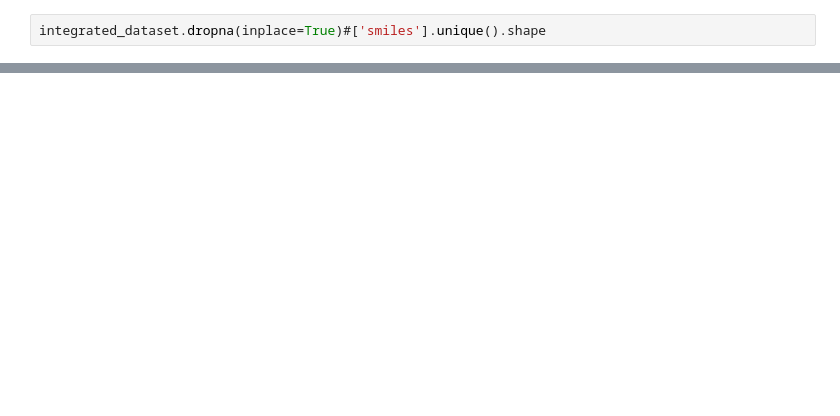
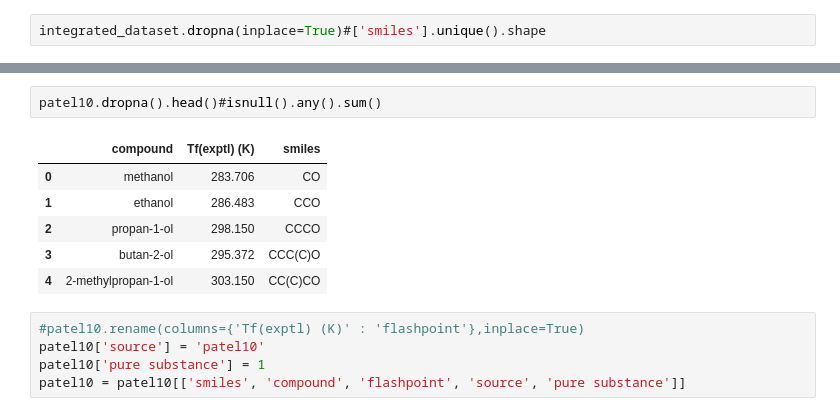
Before and after one commit to nkrakauer/moleprop, a Jupyter notebook: notebooks/Integrated Dataset First Copy.ipynb, the cells around one changed output, grey strips where cells are left out. Cells and saved outputs as stored; diff of their text form; blank space fills up the shorter version.

```diff
--- a/notebooks/Integrated Dataset First Copy.ipynb
+++ b/notebooks/Integrated Dataset First Copy.ipynb
@@ -700,0 +511,14 @@ hch.drop(index=hch[hch['Flash point (C)'].str.contains('\\w+-\\w', regex=True)].
+# %%
+patel10.dropna().head()#isnull().any().sum()
+# %% [output]
+|  | compound | Tf(exptl) (K) | smiles |
+| 0 | methanol | 283.706 | CO |
+| 1 | ethanol | 286.483 | CCO |
+| 2 | propan-1-ol | 298.150 | CCCO |
+| 3 | butan-2-ol | 295.372 | CCC(C)O |
+| 4 | 2-methylpropan-1-ol | 303.150 | CC(C)CO |
+# %%
+#patel10.rename(columns={'Tf(exptl) (K)' : 'flashpoint'},inplace=True)
+patel10['source'] = 'patel10'
+patel10['pure substance'] = 1
+patel10 = patel10[['smiles', 'compound', 'flashpoint', 'source', 'pure substance']]
```
Also changed, not shown: parts of 77 cells of this notebook, 2 other files.
